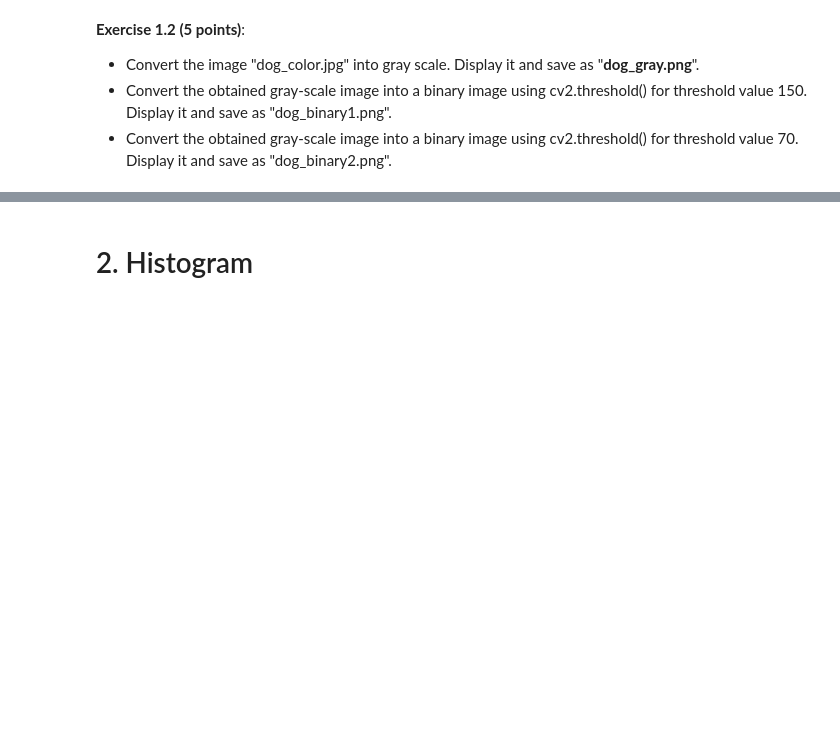
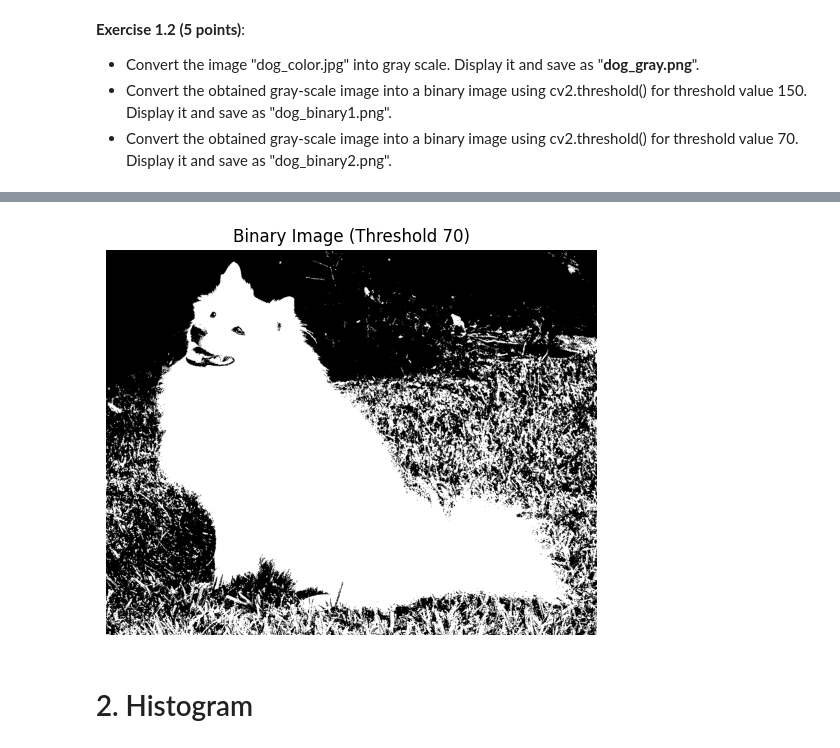
Before and after one commit to Ambos14/ComputerVision26, a Jupyter notebook: Praktikum 1/L02.ipynb, the cells around one changed output, grey strips where cells are left out. Cells and saved outputs as stored; diff of their text form; code cells hidden in the pictures; blank space fills up the shorter version.

```diff
--- a/Praktikum 1/L02.ipynb
+++ b/Praktikum 1/L02.ipynb
@@ -76,3 +113,19 @@ else:
+# %%
+ret, i_c_binary2 = cv2.threshold(i_c_grey, 70, 255, cv2.THRESH_BINARY)
+
+# Save the binary image
+cv2.imwrite('dog_binary2.png', i_c_binary1)
+
+# Display the binary image
+plt.figure(figsize=(10, 5))
+plt.subplot(1, 1, 1)
+plt.imshow(i_c_binary2, cmap='gray')
+plt.title('Binary Image (Threshold 70)')
+plt.axis('off')
+
+plt.show()
+# %% [output]
+[figure, added]
 # %% [markdown]
 # 2. Histogram
 # %% [markdown]
```
Also changed, not shown: parts of 4 cells of this notebook.
